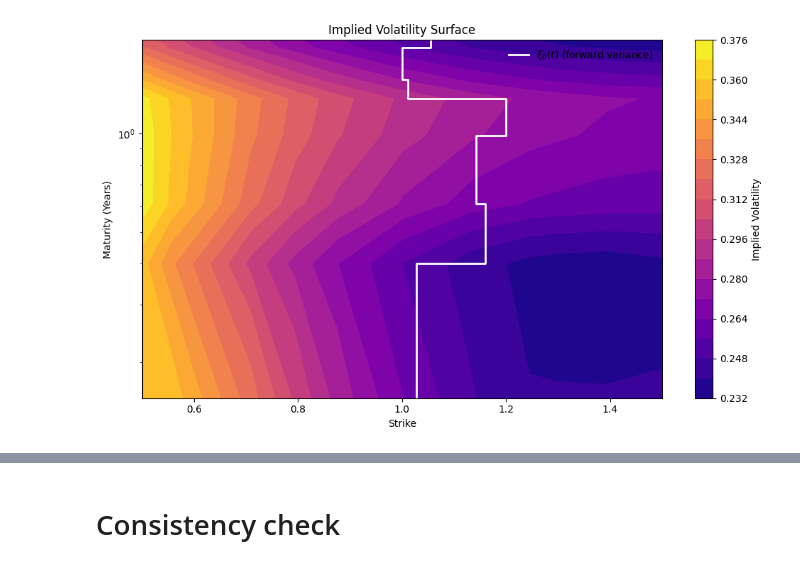
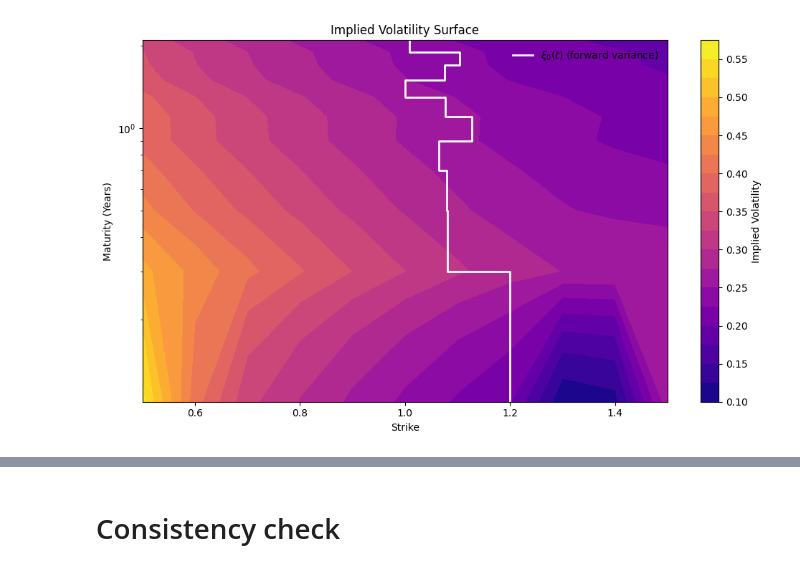
Before and after one commit to nwinkler99/deeponet_calibrations, a Jupyter notebook: training/training.ipynb, the cells around one changed output, grey strips where cells are left out. Cells and saved outputs as stored; diff of their text form; code cells hidden in the pictures.

```diff
--- a/training/training.ipynb
+++ b/training/training.ipynb
@@ -67,18 +58,18 @@ Loaded batch_0005.pkl
 # %%
-k = 141
+k = 239
 x = surfaces[k]["iv_surface"]
 xi0_knots = np.array(surfaces[k]["params"]["xi0_knots"])
 maturities = np.array(surfaces[k]["grid"]["maturities"])
 strikes = np.array(surfaces[k]["grid"]["strikes"])
 
 # --- reconstruct bin edges for piecewise-constant ξ₀(t) ---
 # first edge starts at 0, last one ends at the final maturity
 edges = np.concatenate([[0.0], maturities])
-
+x = repair_edges_local_directional(iv_surface=x, maturities=maturities, strikes=strikes)
 plot_iv_surface(
     x, strikes, maturities,
     xi0_knots=xi0_knots,      # K values
     xi0_bin_edges=edges,      # K+1 edges
 )
 # %% [output]
-[figure, old version]
+[figure, new version]
```
Also changed, not shown: parts of 11 cells of this notebook, 24 other files.
